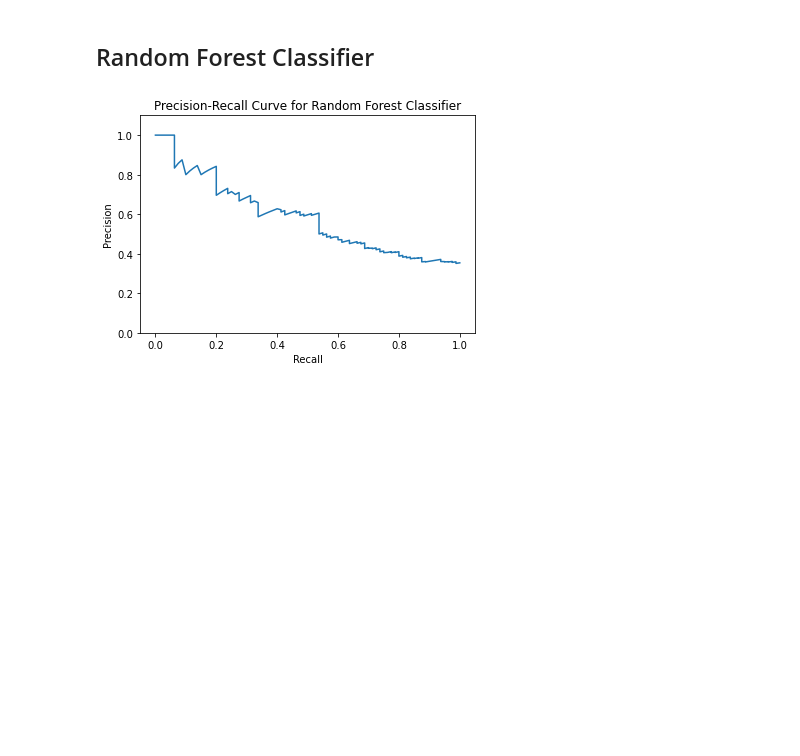
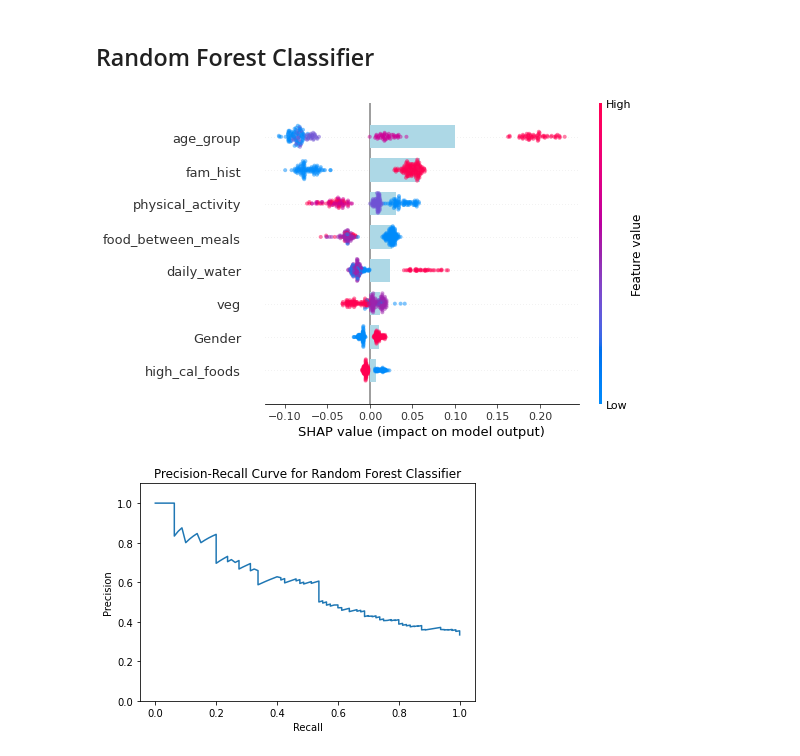
Before and after one commit to eliepark/Obesity-Prediction, a Jupyter notebook: Obesity_Modeling.ipynb, the cells around one changed output. Cells and saved outputs as stored; diff of their text form; code cells hidden in the pictures; blank space fills up the shorter version.

```diff
--- a/Obesity_Modeling.ipynb
+++ b/Obesity_Modeling.ipynb
@@ -305,6 +252,16 @@ X_test_scaled=scaler.transform(X_test)
 clf.fit(X_train_scaled, y_train)
 y_pred=clf.predict(X_test_scaled)
 y_pred_prob=clf.predict_proba(X_test_scaled)[:,1]
+# %%
+import shap
+explainer=shap.TreeExplainer(clf)
+shap_values=explainer.shap_values(X_test_scaled)
+plt.figure(figsize=(8,5))
+shap.summary_plot(shap_values[1], X_test_scaled, feature_names=X_test.columns, plot_type='bar', color='lightblue', plot_size=None, show=False)
+shap.summary_plot(shap_values[1], X_test_scaled, feature_names=X_test.columns, plot_size=None, show=False, alpha=0.5)
+plt.show()
+# %% [output]
+[figure, added]
 # %%
 precision, recall, threshold = precision_recall_curve(y_test, y_pred_prob) # pos_labelstr - picks normal weight class
 fig, ax=plt.subplots()
```
Also changed, not shown: parts of 17 cells of this notebook.
